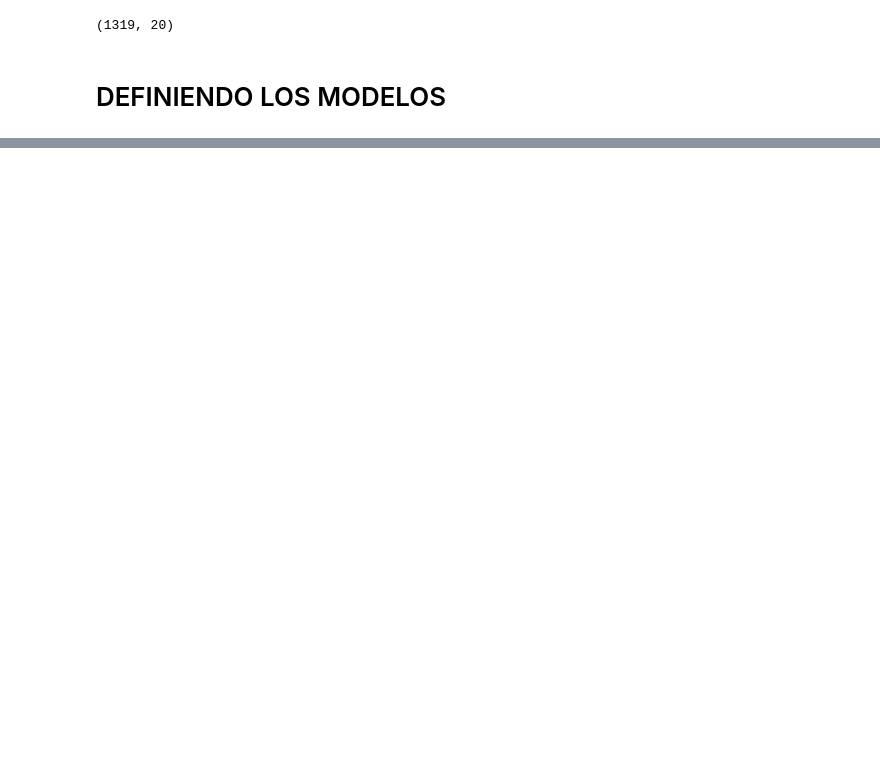
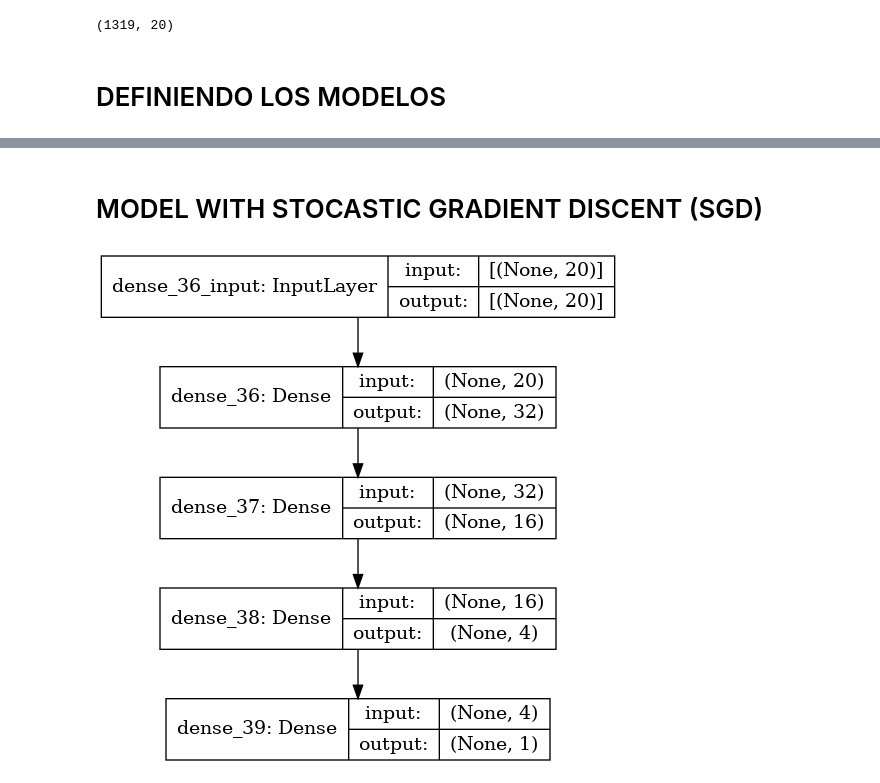
Before and after one commit to Felipeagq/TensorFlow, a Jupyter notebook: sequential.ipynb, the cells around one changed output, grey strips where cells are left out. Saved outputs shown, nothing was run; the diff lists cells and outputs as text; code cells hidden in the pictures; blank space fills up the shorter version.

```diff
--- a/sequential.ipynb
+++ b/sequential.ipynb
@@ -298,0 +275,13 @@ plt.show()
+# %%
+# PARA VISUALIZAR LOS LOGS EN UN TENSORBOARD
+
+logdir = os.path.join("seq_logs",datetime.datetime.now().strftime("%y%m%d-%H%m%S"))
+
+tensorboard_callback = tf.keras.callbacks.TensorBoard(logdir, histogram_freq=1)
+# %%
+
+model.fit(x_train,y_train,
+            epochs=100,
+            validation_split=0.2,
+            batch_size = 100,
+            callbacks = [tensorboard_callback])
@@ -298,0 +304,2 @@ plt.show()
+# %% [markdown]
+# MODEL WITH STOCASTIC GRADIENT DISCENT (SGD)
@@ -298,0 +308,24 @@ plt.show()
+# %%
+
+
+def model_with_sgd():
+    model = tf.keras.Sequential([
+        tf.keras.layers.Dense(32, input_shape=(x_train.shape[1],), activation='relu'),
+        tf.keras.layers.Dense(16, activation='relu'),
+        tf.keras.layers.Dense(4, activation='relu'),
+        tf.keras.layers.Dense(1)
+    ])
+
+    optimizer = tf.keras.optimizers.SGD(learning_rate=0.001)
+
+    model.compile(loss='mse',
+                    metrics=['mae','mse'],
+                    optimizer=optimizer)
+
+    return model
+# %%
+model_sgd = model_with_sgd()
+# %%
+tf.keras.utils.plot_model(model_sgd,show_shapes=True )
+# %% [output]
+[figure, added]
```
Also changed, not shown: parts of 23 cells of this notebook, 11 other files.
